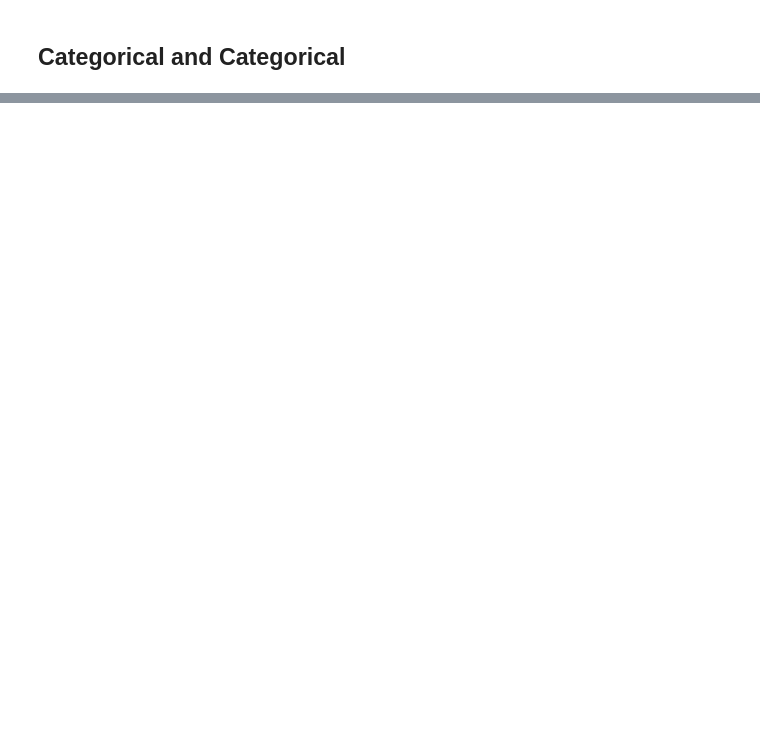
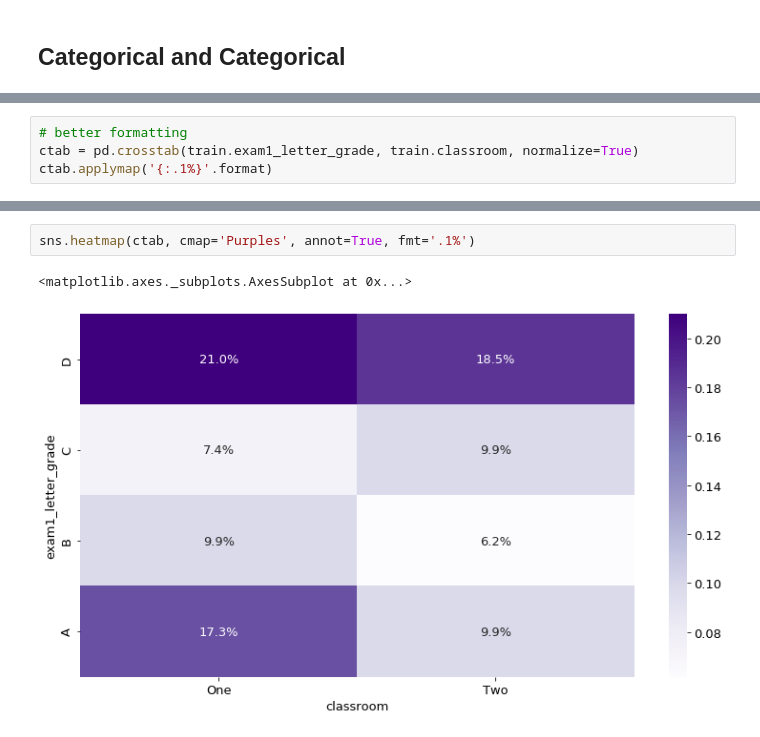
Before and after one commit to Brandon-Martinez27/regression-exercises, a Jupyter notebook: explore_lesson.ipynb, the cells around one changed output, grey strips where cells are left out. Drawn from its saved outputs; the diff is of its cells as text; blank space fills up the shorter version.

```diff
--- a/explore_lesson.ipynb
+++ b/explore_lesson.ipynb
@@ -174,0 +218,4 @@ p-value: P(data due to chance | $H_0$)
+# %%
+# better formatting
+ctab = pd.crosstab(train.exam1_letter_grade, train.classroom, normalize=True)
+ctab.applymap('{:.1%}'.format)
@@ -174,0 +229,5 @@ p-value: P(data due to chance | $H_0$)
+# %%
+sns.heatmap(ctab, cmap='Purples', annot=True, fmt='.1%')
+# %% [output]
+<matplotlib.axes._subplots.AxesSubplot at 0x...>
+[figure, added]
```
Also changed, not shown: parts of 13 cells of this notebook.
